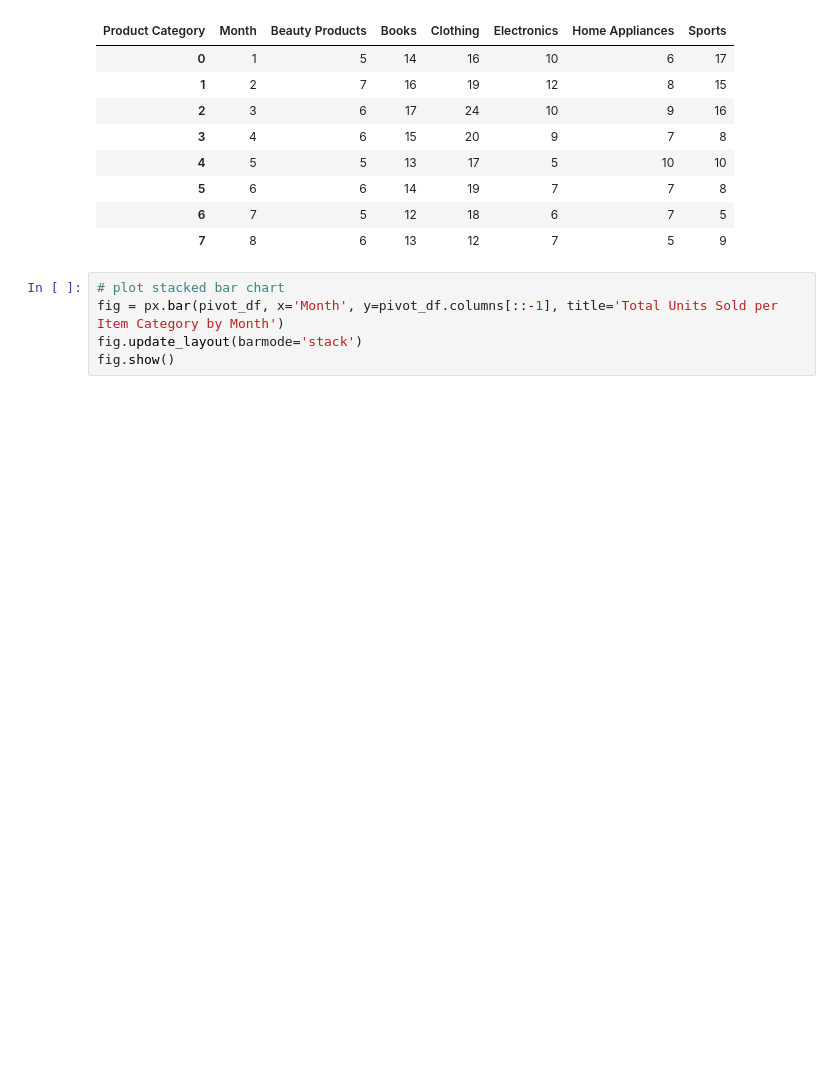
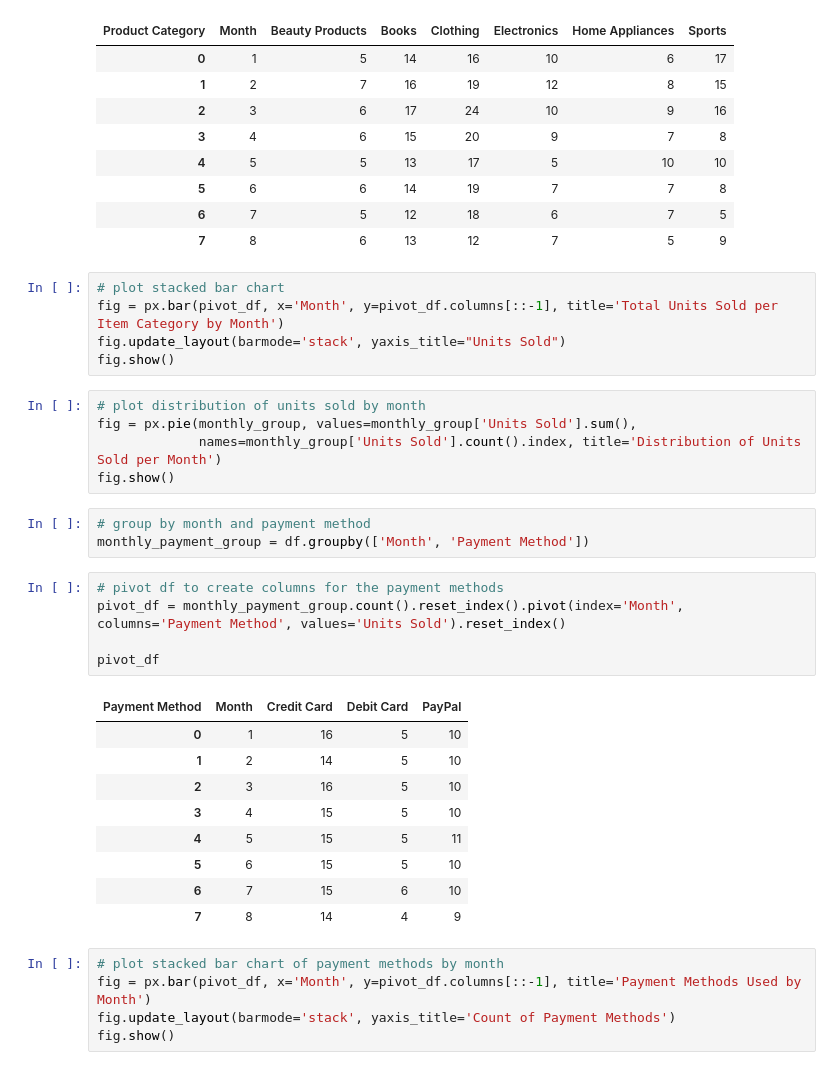
Before and after one commit to KeeganDavis/data-projects, a Jupyter notebook: data-analysis/online-sales-dataset/python_analysis.ipynb, the cells around one changed output. Drawn from its saved outputs; the diff is of its cells as text; blank space fills up the shorter version.

Commit message:
added final charts for monthly analysis to finish python analysis

```diff
--- a/data-analysis/online-sales-dataset/python_analysis.ipynb
+++ b/data-analysis/online-sales-dataset/python_analysis.ipynb
@@ -192,5 +200,33 @@ pivot_df
 # %%
 # plot stacked bar chart
 fig = px.bar(pivot_df, x='Month', y=pivot_df.columns[::-1], title='Total Units Sold per Item Category by Month')
-fig.update_layout(barmode='stack')
+fig.update_layout(barmode='stack', yaxis_title="Units Sold")
 fig.show()
+# %%
+# plot distribution of units sold by month
+fig = px.pie(monthly_group, values=monthly_group['Units Sold'].sum(),
+             names=monthly_group['Units Sold'].count().index, title='Distribution of Units Sold per Month')
+fig.show()
+# %%
+# group by month and payment method
+monthly_payment_group = df.groupby(['Month', 'Payment Method'])
+# %%
+# pivot df to create columns for the payment methods
+pivot_df = monthly_payment_group.count().reset_index().pivot(index='Month', columns='Payment Method', values='Units Sold').reset_index()
+
+pivot_df
+# %% [output]
+| Payment Method | Month | Credit Card | Debit Card | PayPal |
+| 0 | 1 | 16 | 5 | 10 |
+| 1 | 2 | 14 | 5 | 10 |
+| 2 | 3 | 16 | 5 | 10 |
+| 3 | 4 | 15 | 5 | 10 |
+| 4 | 5 | 15 | 5 | 11 |
+| 5 | 6 | 15 | 5 | 10 |
+| 6 | 7 | 15 | 6 | 10 |
+| 7 | 8 | 14 | 4 | 9 |
+# %%
+# plot stacked bar chart of payment methods by month
+fig = px.bar(pivot_df, x='Month', y=pivot_df.columns[::-1], title='Payment Methods Used by Month')
+fig.update_layout(barmode='stack', yaxis_title='Count of Payment Methods')
+fig.show()
```
Also changed, not shown: parts of 15 cells of this notebook.
